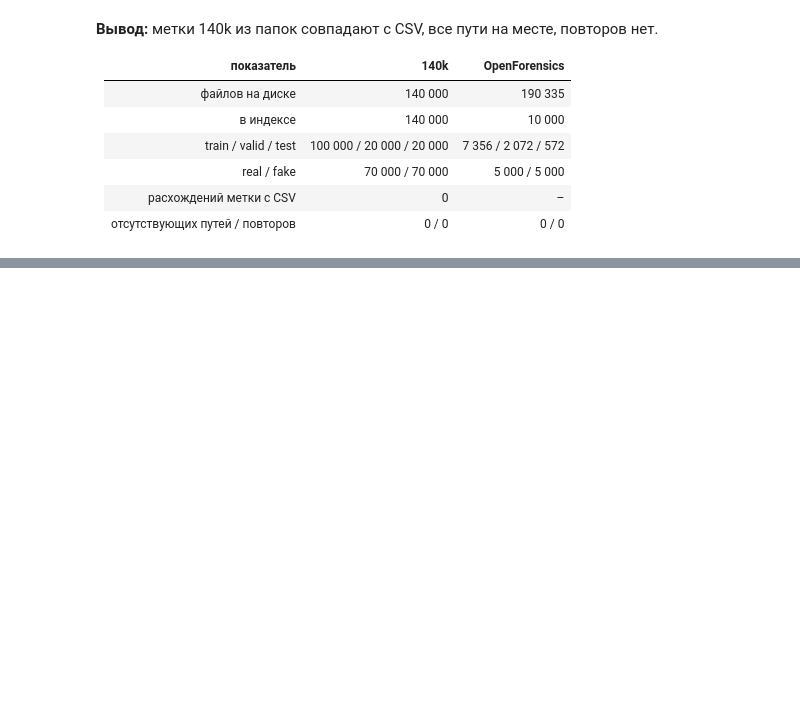
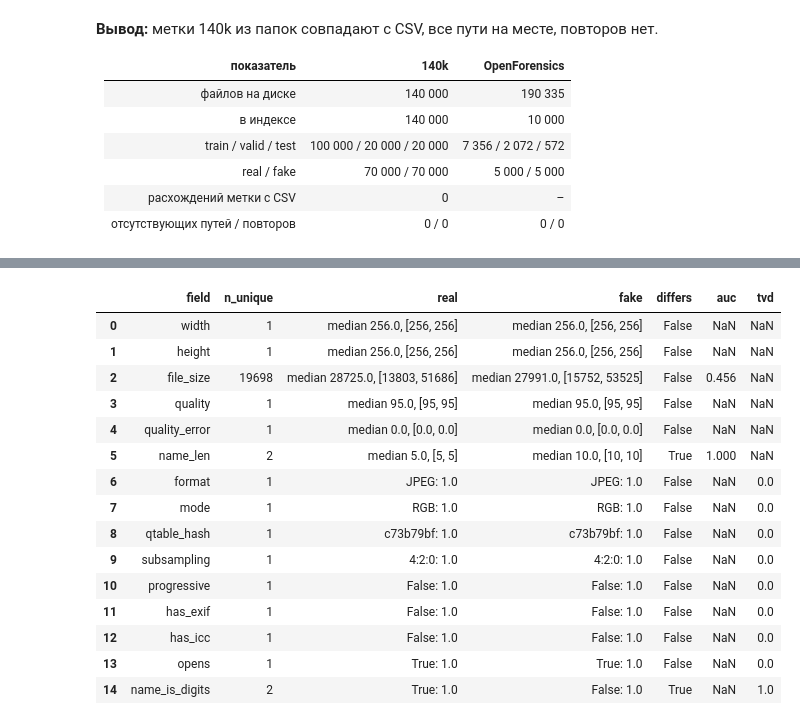
Before and after one commit to ayazvaliev/35-Deepfake-image-detection-project-HSE-26, a Jupyter notebook: notebooks/eda_140k.ipynb, the cells around one changed output, grey strips where cells are left out. Drawn from its saved outputs; the diff is of its cells as text; code cells hidden in the pictures; blank space fills up the shorter version.

```diff
--- a/notebooks/eda_140k.ipynb
+++ b/notebooks/eda_140k.ipynb
@@ -70,0 +127,19 @@ pd.crosstab([index["dataset"], index["split"]], index["label"], margins=True)
+# %%
+summary["140k"]
+# %% [output]
+|  | field | n_unique | real | fake | differs | auc | tvd |
+| 0 | width | 1 | median 256.0, [256, 256] | median 256.0, [256, 256] | False | NaN | NaN |
+| 1 | height | 1 | median 256.0, [256, 256] | median 256.0, [256, 256] | False | NaN | NaN |
+| 2 | file_size | 19698 | median 28725.0, [13803, 51686] | median 27991.0, [15752, 53525] | False | 0.456 | NaN |
+| 3 | quality | 1 | median 95.0, [95, 95] | median 95.0, [95, 95] | False | NaN | NaN |
+| 4 | quality_error | 1 | median 0.0, [0.0, 0.0] | median 0.0, [0.0, 0.0] | False | NaN | NaN |
+| 5 | name_len | 2 | median 5.0, [5, 5] | median 10.0, [10, 10] | True | 1.000 | NaN |
+| 6 | format | 1 | JPEG: 1.0 | JPEG: 1.0 | False | NaN | 0.0 |
+| 7 | mode | 1 | RGB: 1.0 | RGB: 1.0 | False | NaN | 0.0 |
+| 8 | qtable_hash | 1 | c73b79bf: 1.0 | c73b79bf: 1.0 | False | NaN | 0.0 |
+| 9 | subsampling | 1 | 4:2:0: 1.0 | 4:2:0: 1.0 | False | NaN | 0.0 |
+| 10 | progressive | 1 | False: 1.0 | False: 1.0 | False | NaN | 0.0 |
+| 11 | has_exif | 1 | False: 1.0 | False: 1.0 | False | NaN | 0.0 |
+| 12 | has_icc | 1 | False: 1.0 | False: 1.0 | False | NaN | 0.0 |
+| 13 | opens | 1 | True: 1.0 | True: 1.0 | False | NaN | 0.0 |
+| 14 | name_is_digits | 2 | True: 1.0 | False: 1.0 | True | NaN | 1.0 |
```
Also changed, not shown: parts of 13 cells of this notebook, 2 other files.
